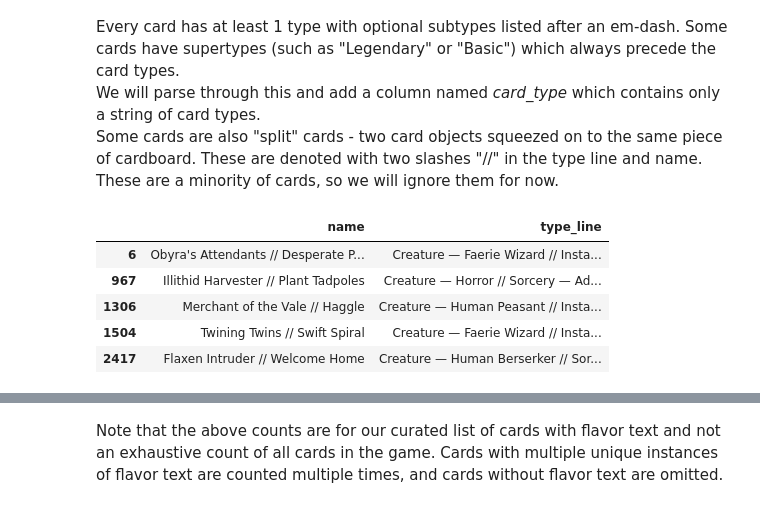
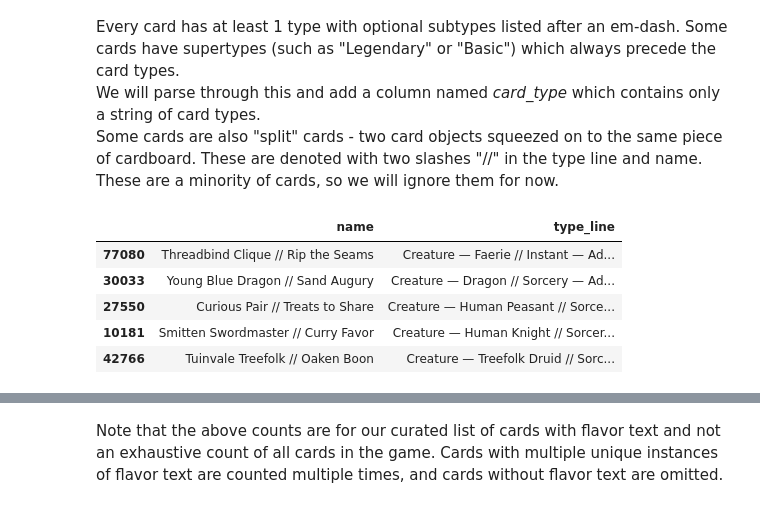
Before and after one commit to ghpetty/MtG_ClassyFlavor, a Jupyter notebook: Type_Flavor.ipynb, the cells around one changed output, grey strips where cells are left out. Saved outputs shown, nothing was run; the diff lists cells and outputs as text; code cells hidden in the pictures.

```diff
--- a/Type_Flavor.ipynb
+++ b/Type_Flavor.ipynb
@@ -57,11 +58,11 @@ Some cards are also "split" cards - two card objects squeezed on to the same pie
 # %%
 # Some examples of split cards:
 data['is_split'] = data['type_line'].apply(lambda x : x.find("//") != -1)
-data[['name','type_line']][data['is_split']].head()
+data[['name','type_line']][data['is_split']].sample(5)
 # %% [output]
 |  | name | type_line |
-| 6 | Obyra's Attendants // Desperate P... | Creature — Faerie Wizard // Insta... |
-| 967 | Illithid Harvester // Plant Tadpoles | Creature — Horror // Sorcery — Ad... |
-| 1306 | Merchant of the Vale // Haggle | Creature — Human Peasant // Insta... |
-| 1504 | Twining Twins // Swift Spiral | Creature — Faerie Wizard // Insta... |
-| 2417 | Flaxen Intruder // Welcome Home | Creature — Human Berserker // Sor... |
+| 77080 | Threadbind Clique // Rip the Seams | Creature — Faerie // Instant — Ad... |
+| 30033 | Young Blue Dragon // Sand Augury | Creature — Dragon // Sorcery — Ad... |
+| 27550 | Curious Pair // Treats to Share | Creature — Human Peasant // Sorce... |
+| 10181 | Smitten Swordmaster // Curry Favor | Creature — Human Knight // Sorcer... |
+| 42766 | Tuinvale Treefolk // Oaken Boon | Creature — Treefolk Druid // Sorc... |
```
Also changed, not shown: parts of 18 cells of this notebook.
